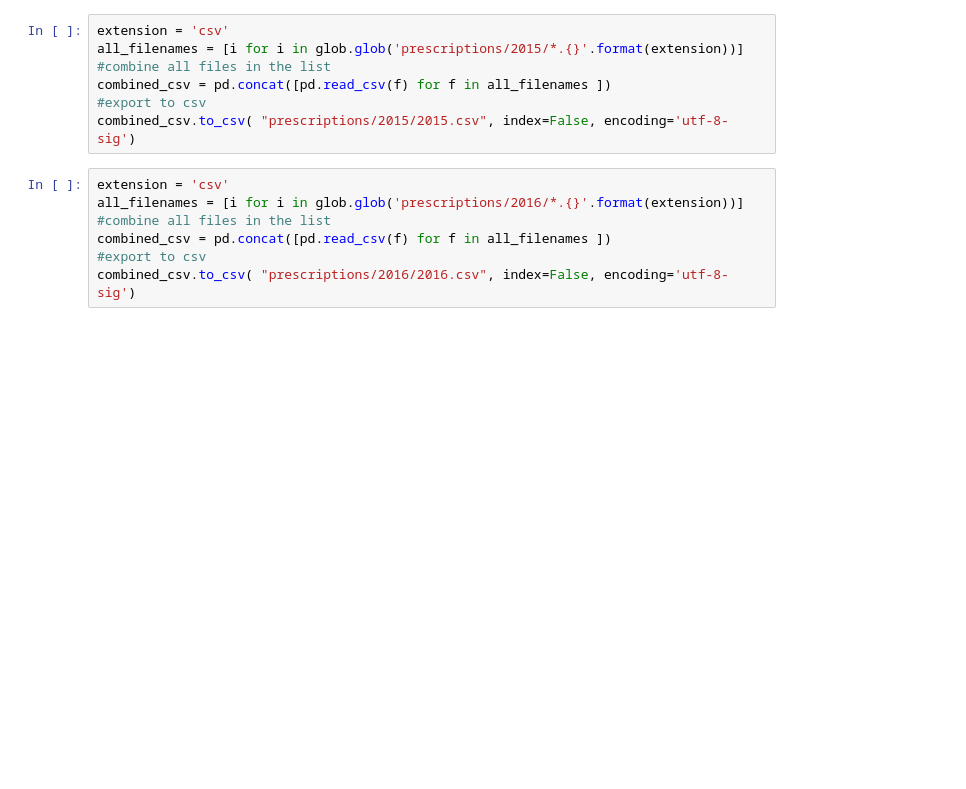
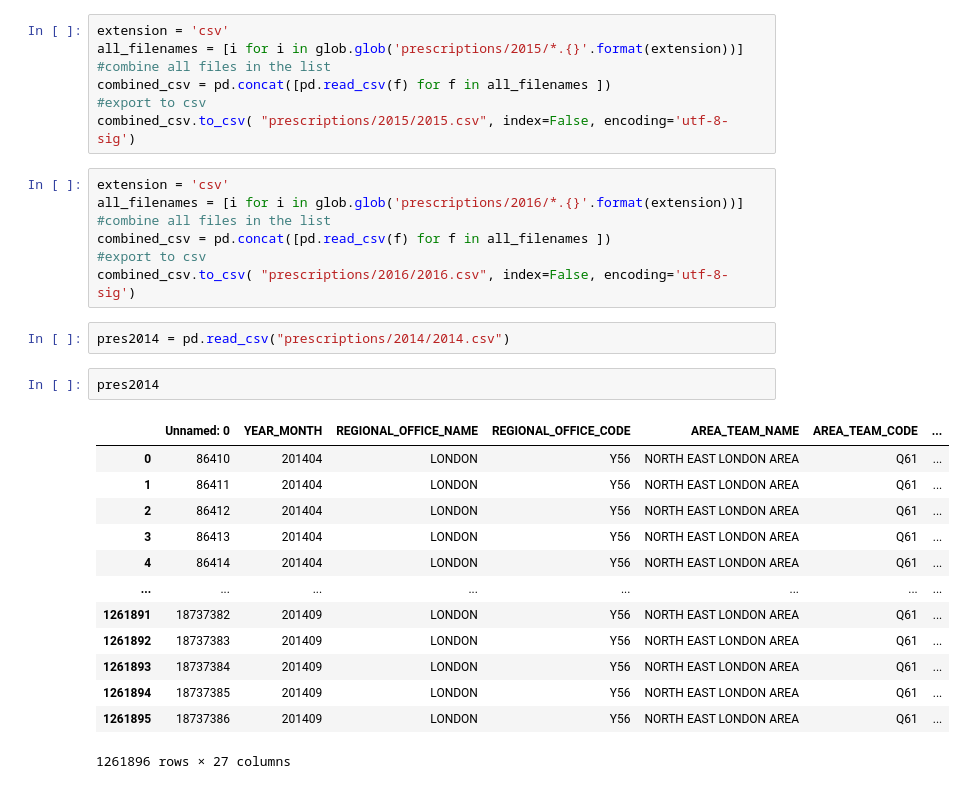
Before and after one commit to bramvankooten/urban-computing, a Jupyter notebook: preprocess_prescription_data.ipynb, the cells around one changed output. Saved outputs shown, nothing was run; the diff lists cells and outputs as text; blank space fills up the shorter version.

```diff
--- a/preprocess_prescription_data.ipynb
+++ b/preprocess_prescription_data.ipynb
@@ -185,3 +185,21 @@ all_filenames = [i for i in glob.glob('prescriptions/2016/*.{}'.format(extension
 combined_csv = pd.concat([pd.read_csv(f) for f in all_filenames ])
 #export to csv
 combined_csv.to_csv( "prescriptions/2016/2016.csv", index=False, encoding='utf-8-sig')
+# %%
+pres2014 = pd.read_csv("prescriptions/2014/2014.csv")
+# %%
+pres2014
+# %% [output]
+|  | Unnamed: 0 | YEAR_MONTH | REGIONAL_OFFICE_NAME | REGIONAL_OFFICE_CODE | AREA_TEAM_NAME | AREA_TEAM_CODE | ... |
+| 0 | 86410 | 201404 | LONDON | Y56 | NORTH EAST LONDON AREA | Q61 | ... |
+| 1 | 86411 | 201404 | LONDON | Y56 | NORTH EAST LONDON AREA | Q61 | ... |
+| 2 | 86412 | 201404 | LONDON | Y56 | NORTH EAST LONDON AREA | Q61 | ... |
+| 3 | 86413 | 201404 | LONDON | Y56 | NORTH EAST LONDON AREA | Q61 | ... |
+| 4 | 86414 | 201404 | LONDON | Y56 | NORTH EAST LONDON AREA | Q61 | ... |
+| ... | ... | ... | ... | ... | ... | ... | ... |
+| 1261891 | 18737382 | 201409 | LONDON | Y56 | NORTH EAST LONDON AREA | Q61 | ... |
+| 1261892 | 18737383 | 201409 | LONDON | Y56 | NORTH EAST LONDON AREA | Q61 | ... |
+| 1261893 | 18737384 | 201409 | LONDON | Y56 | NORTH EAST LONDON AREA | Q61 | ... |
+| 1261894 | 18737385 | 201409 | LONDON | Y56 | NORTH EAST LONDON AREA | Q61 | ... |
+| 1261895 | 18737386 | 201409 | LONDON | Y56 | NORTH EAST LONDON AREA | Q61 | ... |
+1261896 rows × 27 columns
```
Also changed, not shown: 4 other files.
